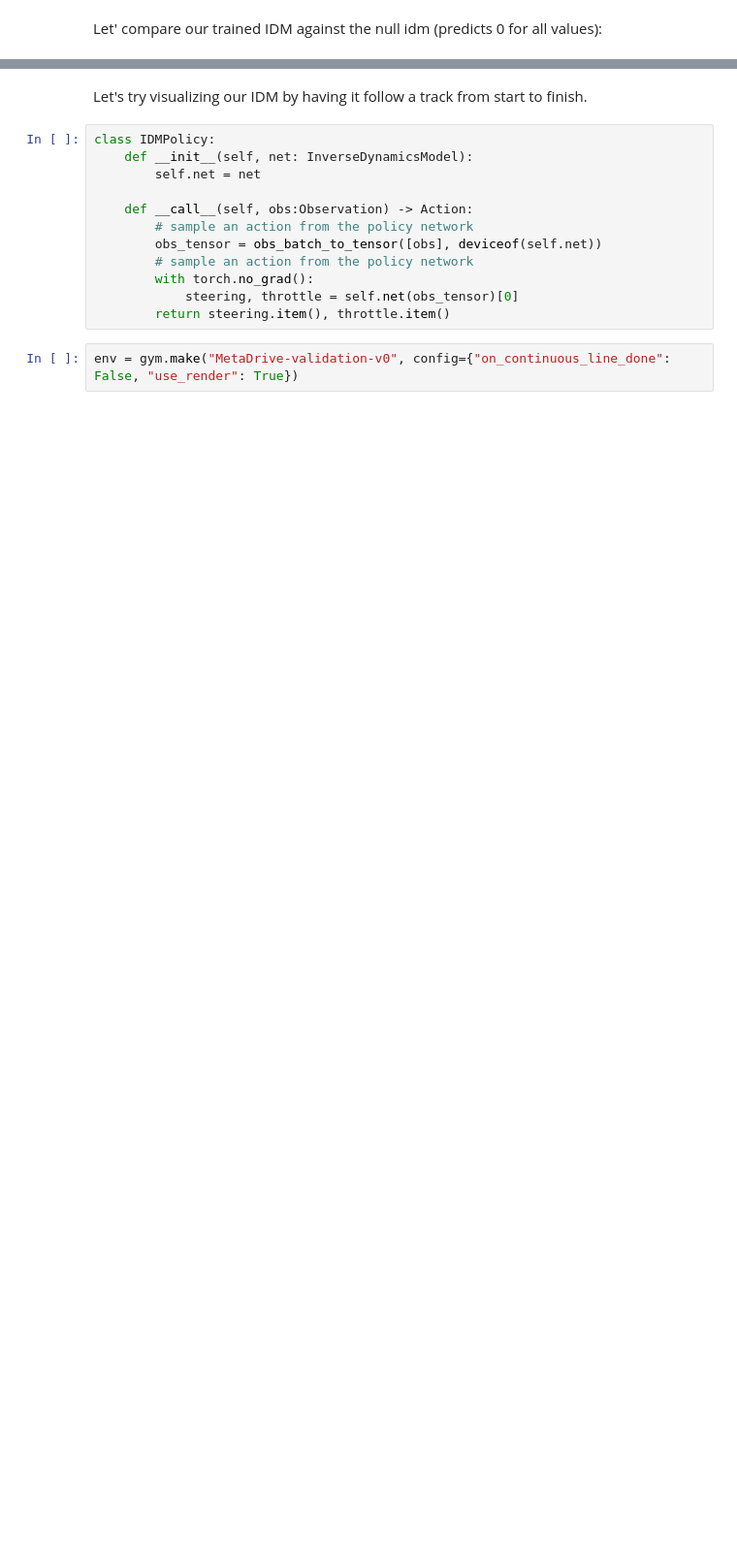
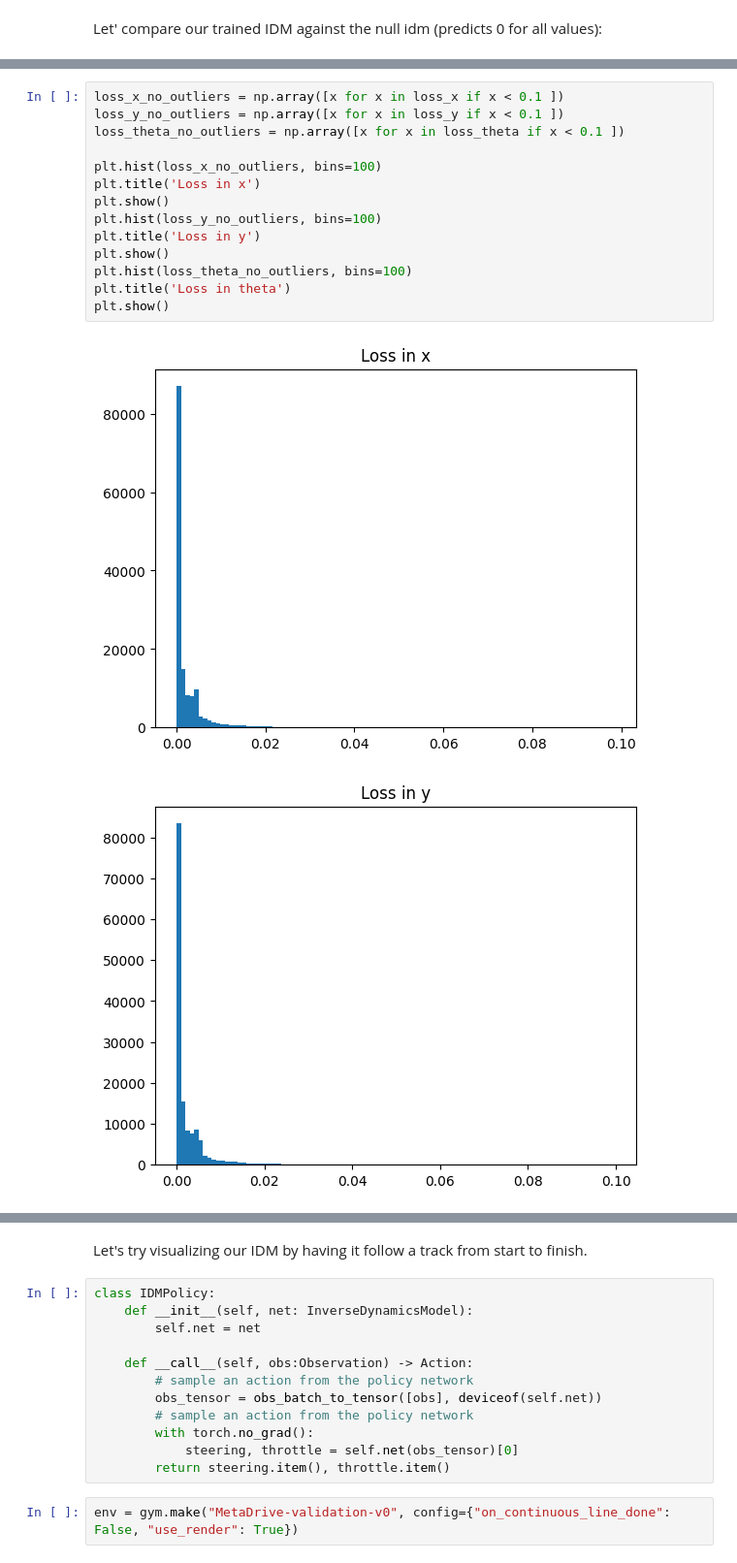
Before and after one commit to pimpale/metadrive-offline-rl-benchmark, a Jupyter notebook: metadrive-idm-model.ipynb, the cells around one changed output, grey strips where cells are left out. Shown: that part at 97% size. Cells and saved outputs as stored; diff of their text form; blank space fills up the shorter version.

```diff
--- a/metadrive-idm-model.ipynb
+++ b/metadrive-idm-model.ipynb
@@ -582,0 +592,17 @@ training loss 0.010536502115428448
+# %%
+loss_x_no_outliers = np.array([x for x in loss_x if x < 0.1 ])
+loss_y_no_outliers = np.array([x for x in loss_y if x < 0.1 ])
+loss_theta_no_outliers = np.array([x for x in loss_theta if x < 0.1 ])
+
+plt.hist(loss_x_no_outliers, bins=100)
+plt.title('Loss in x')
+plt.show()
+plt.hist(loss_y_no_outliers, bins=100)
+plt.title('Loss in y')
+plt.show()
+plt.hist(loss_theta_no_outliers, bins=100)
+plt.title('Loss in theta')
+plt.show()
+# %% [output]
+[figure, added]
+[figure, added]
```
Also changed, not shown: parts of 9 cells of this notebook, 1 other file.
